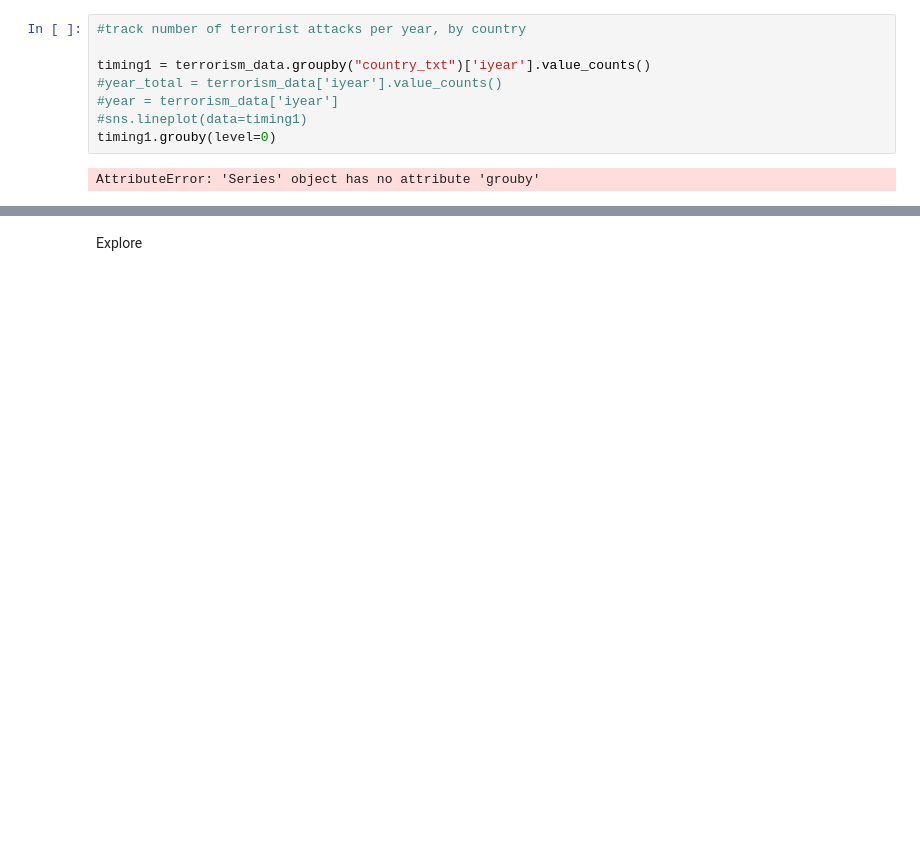
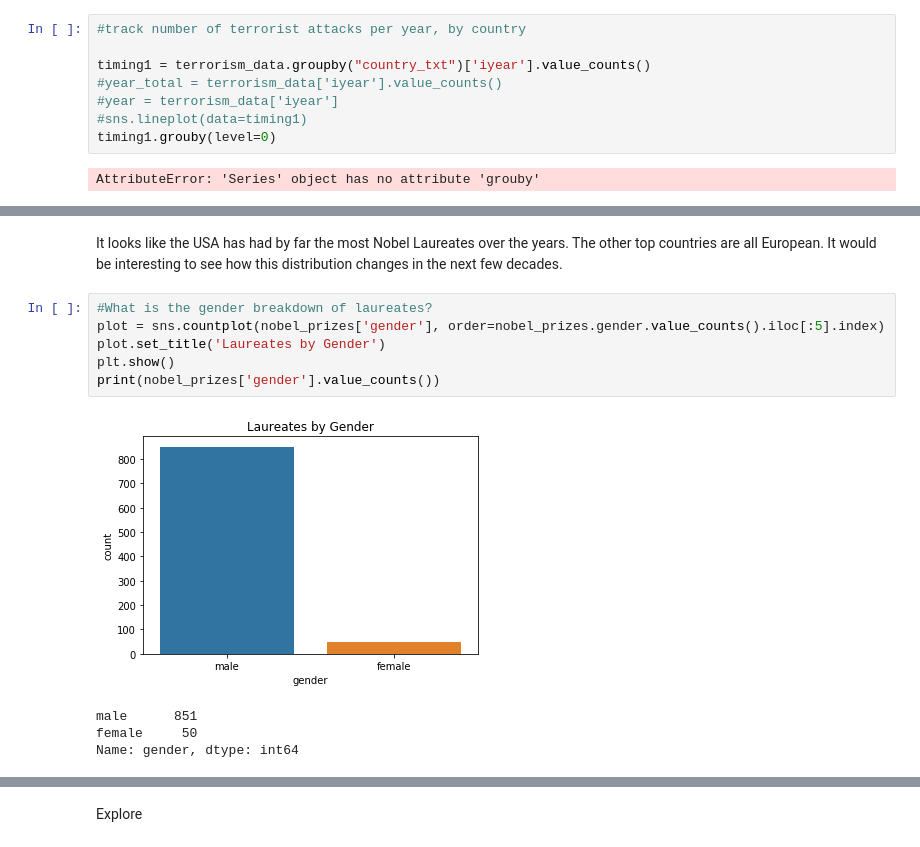
Before and after one commit to ctrosenberg/ml-class, a Jupyter notebook: Homework 1.ipynb, the cells around one changed output, grey strips where cells are left out. Cells and saved outputs as stored; diff of their text form; blank space fills up the shorter version.

```diff
--- a/Homework 1.ipynb
+++ b/Homework 1.ipynb
@@ -169,0 +244,13 @@ Dataset 1:
+# %% [markdown]
+It looks like the USA has had by far the most Nobel Laureates over the years. The other top countries are all European. It would be interesting to see how this distribution changes in the next few decades.
+# %%
+#What is the gender breakdown of laureates?
+plot = sns.countplot(nobel_prizes['gender'], order=nobel_prizes.gender.value_counts().iloc[:5].index)
+plot.set_title('Laureates by Gender')
+plt.show()
+print(nobel_prizes['gender'].value_counts())
+# %% [output]
+[figure, added]
+male      851
+female     50
+Name: gender, dtype: int64
```
Also changed, not shown: parts of 25 cells of this notebook.
